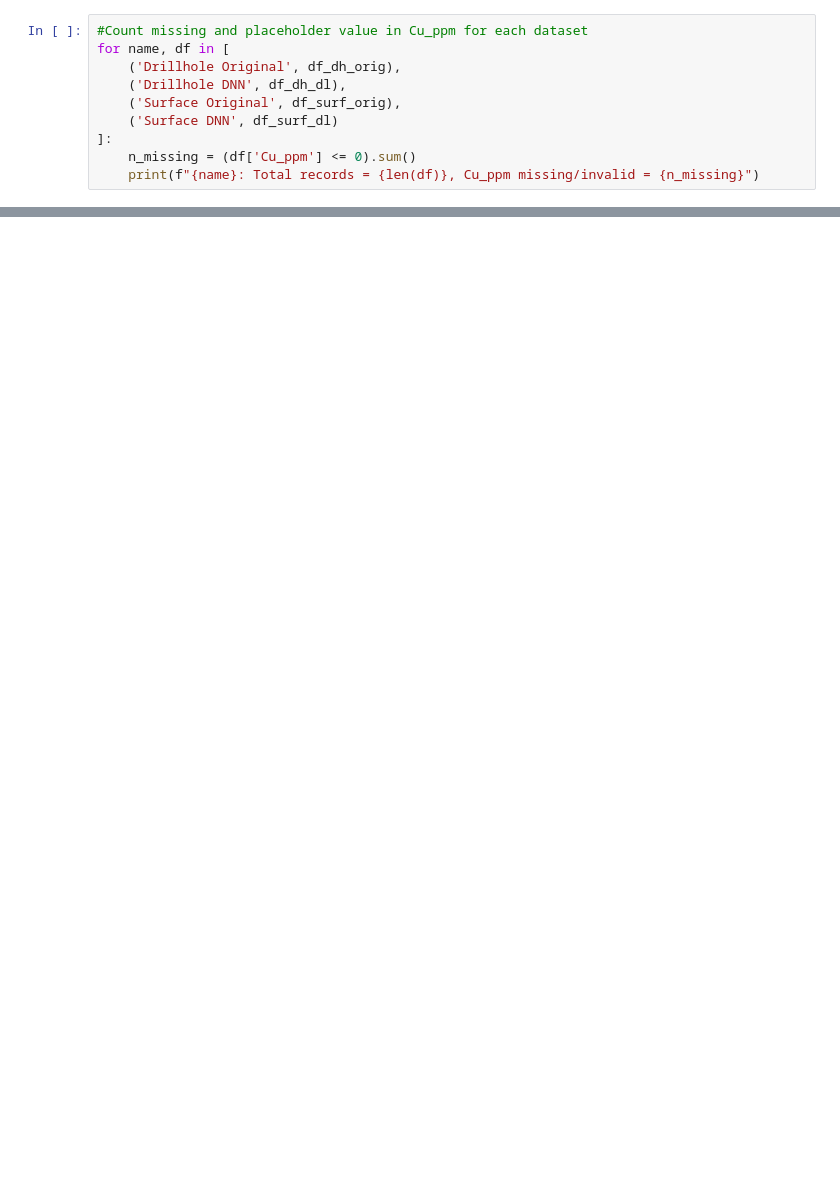
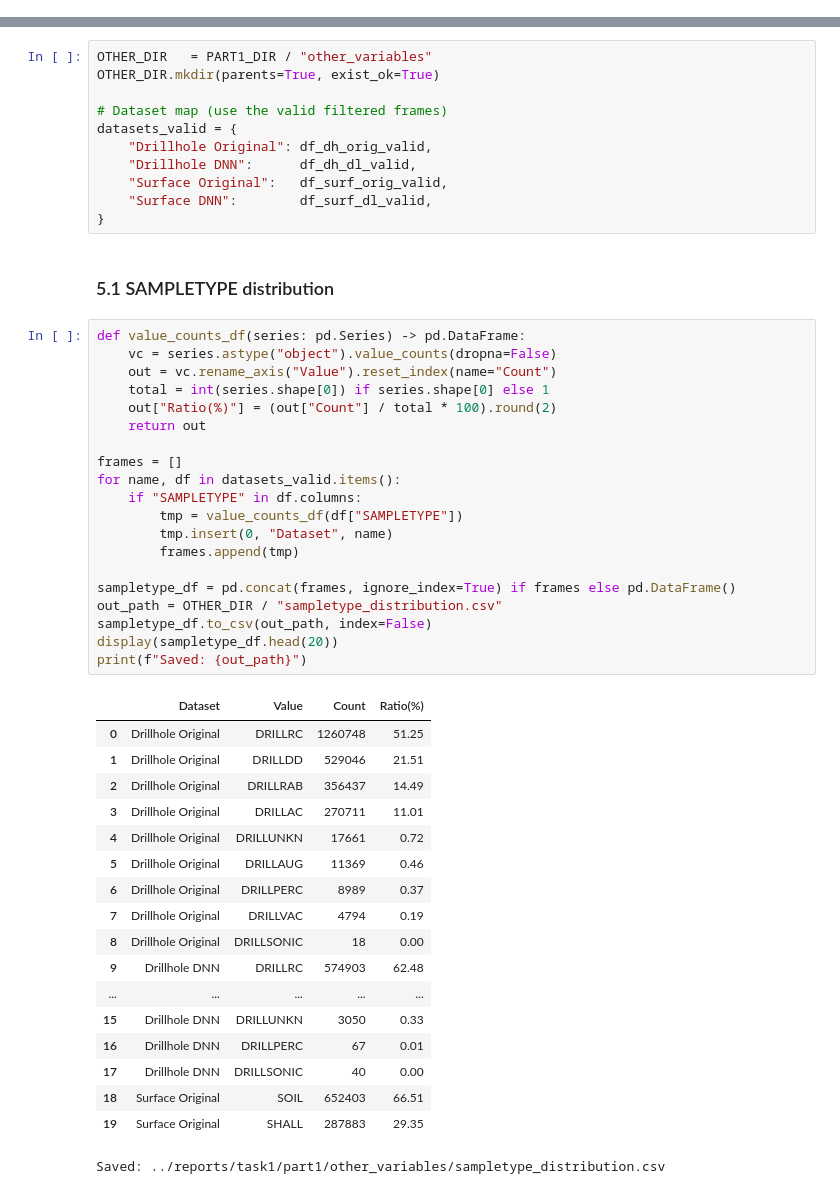
Before and after one commit to zyWang4capstone/Capstone-project-cu-gap-analysis-platform, a Jupyter notebook: notebooks/First-step EDA.ipynb, the cells around one changed output, grey strips where cells are left out. Saved outputs shown, nothing was run; the diff lists cells and outputs as text; blank space fills up the shorter version.

```diff
--- a/notebooks/First-step EDA.ipynb
+++ b/notebooks/First-step EDA.ipynb
@@ -93,10 +125,0 @@ Identify and quantify missing or invalid values, especially in the Cu_ppm field.
-# %%
-#Count missing and placeholder value in Cu_ppm for each dataset
-for name, df in [
-    ('Drillhole Original', df_dh_orig),
-    ('Drillhole DNN', df_dh_dl),
-    ('Surface Original', df_surf_orig),
-    ('Surface DNN', df_surf_dl)
-]:
-    n_missing = (df['Cu_ppm'] <= 0).sum()
-    print(f"{name}: Total records = {len(df)}, Cu_ppm missing/invalid = {n_missing}")
@@ -197,0 +309,52 @@ plt.show()
+# %%
+OTHER_DIR   = PART1_DIR / "other_variables"
+OTHER_DIR.mkdir(parents=True, exist_ok=True)
+
+# Dataset map (use the valid filtered frames)
+datasets_valid = {
+    "Drillhole Original": df_dh_orig_valid,
+    "Drillhole DNN":      df_dh_dl_valid,
+    "Surface Original":   df_surf_orig_valid,
+    "Surface DNN":        df_surf_dl_valid,
+}
+# %% [markdown]
+### 5.1 SAMPLETYPE distribution
+# %%
+def value_counts_df(series: pd.Series) -> pd.DataFrame:
+    vc = series.astype("object").value_counts(dropna=False)
+    out = vc.rename_axis("Value").reset_index(name="Count")
+    total = int(series.shape[0]) if series.shape[0] else 1
+    out["Ratio(%)"] = (out["Count"] / total * 100).round(2)
+    return out
+
+frames = []
+for name, df in datasets_valid.items():
+    if "SAMPLETYPE" in df.columns:
+        tmp = value_counts_df(df["SAMPLETYPE"])
+        tmp.insert(0, "Dataset", name)
+        frames.append(tmp)
+
+sampletype_df = pd.concat(frames, ignore_index=True) if frames else pd.DataFrame()
+out_path = OTHER_DIR / "sampletype_distribution.csv"
+sampletype_df.to_csv(out_path, index=False)
+display(sampletype_df.head(20))
+print(f"Saved: {out_path}")
+# %% [output]
+|  | Dataset | Value | Count | Ratio(%) |
+| 0 | Drillhole Original | DRILLRC | 1260748 | 51.25 |
+| 1 | Drillhole Original | DRILLDD | 529046 | 21.51 |
+| 2 | Drillhole Original | DRILLRAB | 356437 | 14.49 |
+| 3 | Drillhole Original | DRILLAC | 270711 | 11.01 |
+| 4 | Drillhole Original | DRILLUNKN | 17661 | 0.72 |
+| 5 | Drillhole Original | DRILLAUG | 11369 | 0.46 |
+| 6 | Drillhole Original | DRILLPERC | 8989 | 0.37 |
+| 7 | Drillhole Original | DRILLVAC | 4794 | 0.19 |
+| 8 | Drillhole Original | DRILLSONIC | 18 | 0.00 |
+| 9 | Drillhole DNN | DRILLRC | 574903 | 62.48 |
+| ... | ... | ... | ... | ... |
+| 15 | Drillhole DNN | DRILLUNKN | 3050 | 0.33 |
+| 16 | Drillhole DNN | DRILLPERC | 67 | 0.01 |
+| 17 | Drillhole DNN | DRILLSONIC | 40 | 0.00 |
+| 18 | Surface Original | SOIL | 652403 | 66.51 |
+| 19 | Surface Original | SHALL | 287883 | 29.35 |
+Saved: ../reports/task1/part1/other_variables/sampletype_distribution.csv
```
Also changed, not shown: parts of 78 cells of this notebook, 35 other files.
